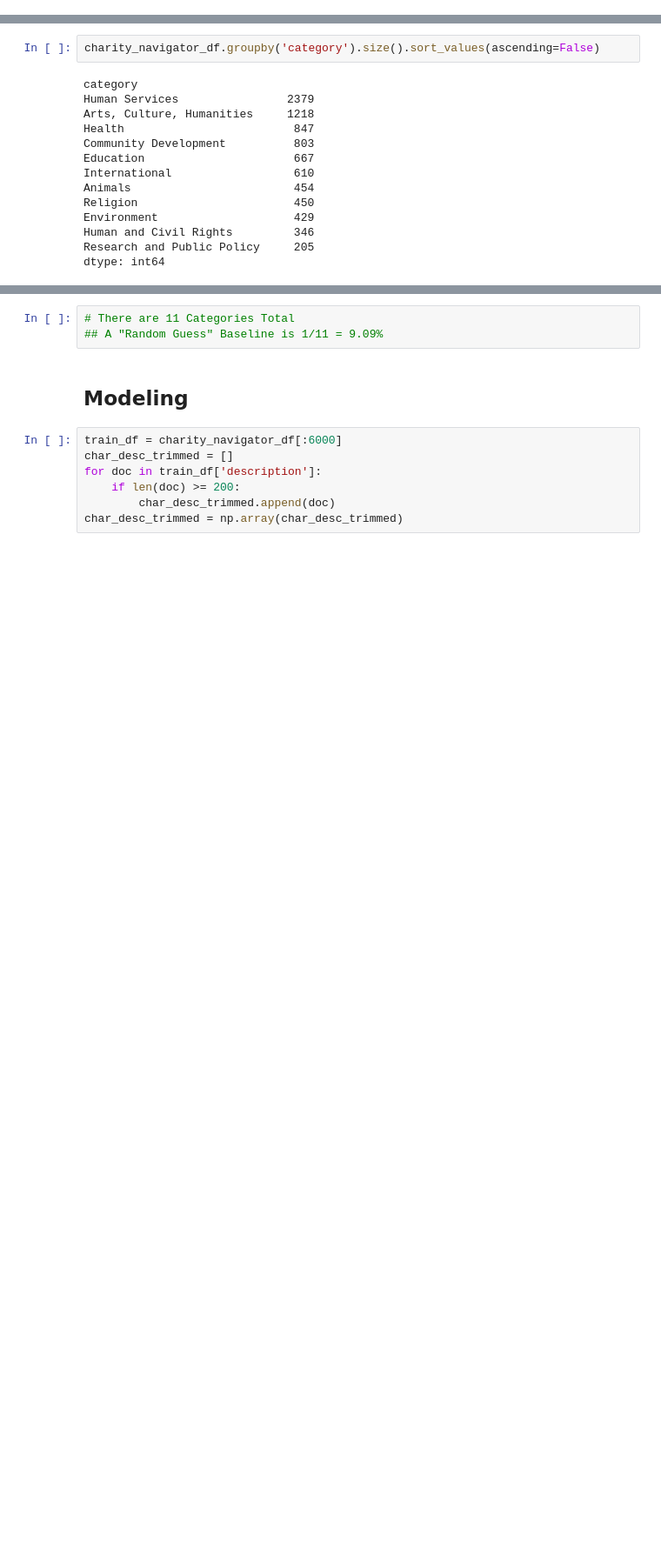
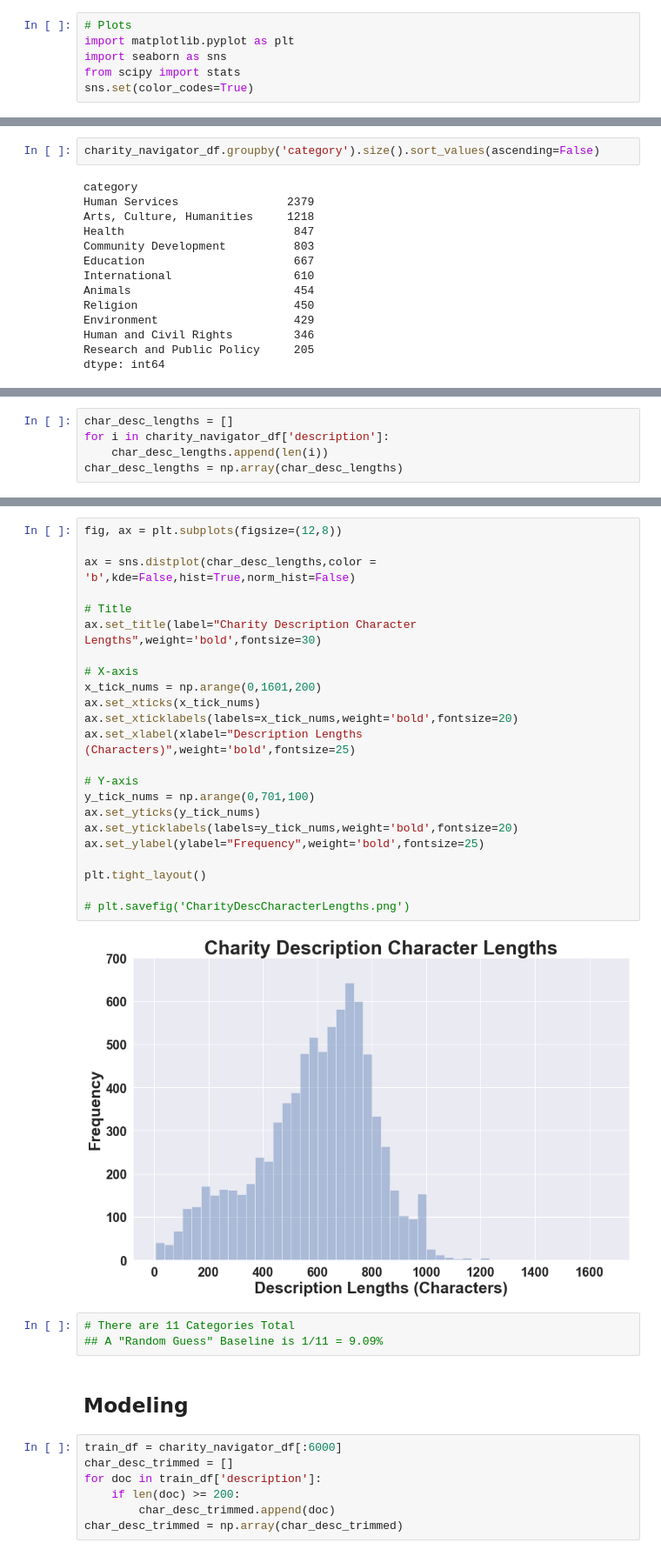
Before and after one commit to jackvessa/Charity_Recommender, a Jupyter notebook: src/Charity_Navigator_LDA_Similarity.ipynb, the cells around one changed output, grey strips where cells are left out. Shown at 87% size. Cells and saved outputs as stored; diff of their text form; blank space fills up the shorter version.

```diff
--- a/src/Charity_Navigator_LDA_Similarity.ipynb
+++ b/src/Charity_Navigator_LDA_Similarity.ipynb
@@ -14,6 +14,12 @@ import scipy.sparse as sparse
 from scipy.sparse.linalg import spsolve
 from sklearn.preprocessing import MinMaxScaler
 from sklearn.model_selection import train_test_split
+# %%
+# Plots
+import matplotlib.pyplot as plt
+import seaborn as sns
+from scipy import stats
+sns.set(color_codes=True)
 # %%
 import pprint
 from collections import defaultdict
@@ -317,0 +348,5 @@ dtype: int64
+# %%
+char_desc_lengths = []
+for i in charity_navigator_df['description']:
+    char_desc_lengths.append(len(i))
+char_desc_lengths = np.array(char_desc_lengths)
@@ -318,3 +357,28 @@ dtype: int64
+# %%
+fig, ax = plt.subplots(figsize=(12,8))
+
+ax = sns.distplot(char_desc_lengths,color = 'b',kde=False,hist=True,norm_hist=False)
+
+# Title
+ax.set_title(label="Charity Description Character Lengths",weight='bold',fontsize=30)
+
+# X-axis
+x_tick_nums = np.arange(0,1601,200)
+ax.set_xticks(x_tick_nums)
+ax.set_xticklabels(labels=x_tick_nums,weight='bold',fontsize=20)
+ax.set_xlabel(xlabel="Description Lengths (Characters)",weight='bold',fontsize=25)
+
+# Y-axis
+y_tick_nums = np.arange(0,701,100)
+ax.set_yticks(y_tick_nums)
+ax.set_yticklabels(labels=y_tick_nums,weight='bold',fontsize=20)
+ax.set_ylabel(ylabel="Frequency",weight='bold',fontsize=25)
+
+plt.tight_layout()
+
+# plt.savefig('CharityDescCharacterLengths.png')
+# %% [output]
+[figure, added]
 # %%
 # There are 11 Categories Total
 ## A "Random Guess" Baseline is 1/11 = 9.09%
```
Also changed, not shown: parts of 9 cells of this notebook, 7 other files.
